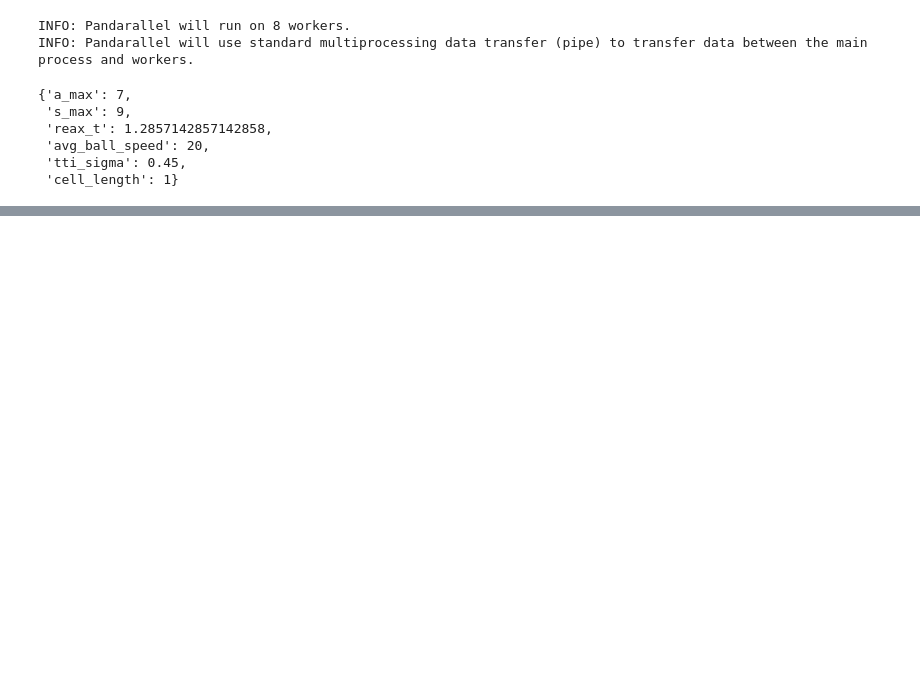
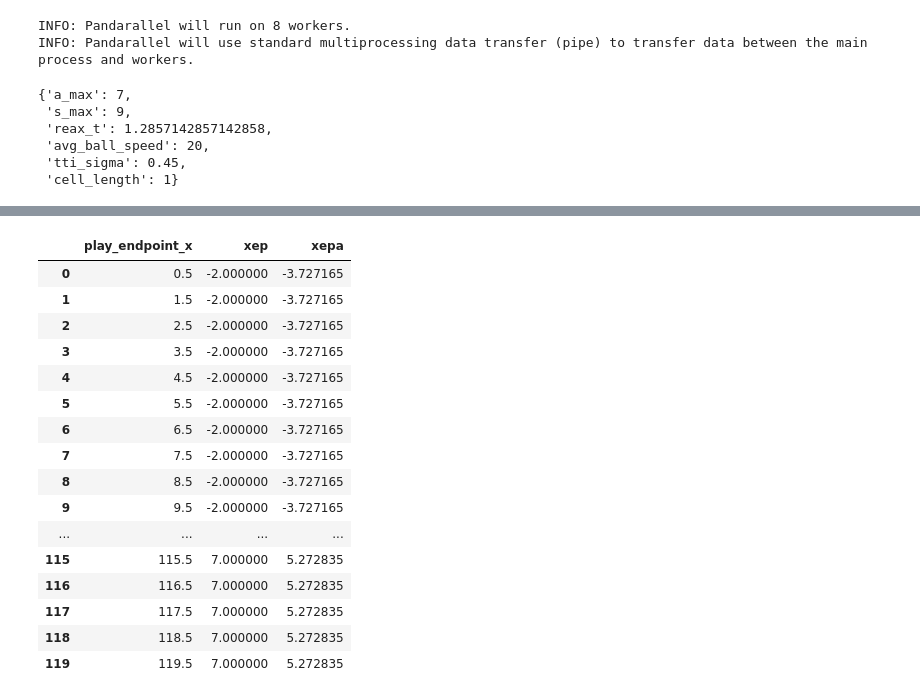
Before and after one commit to uditrana/BigDataBowl, a Jupyter notebook: analysis/xyac_epa_per_pass.ipynb, the cells around one changed output, grey strips where cells are left out. Drawn from its saved outputs; the diff is of its cells as text; code cells hidden in the pictures; blank space fills up the shorter version.

```diff
--- a/analysis/xyac_epa_per_pass.ipynb
+++ b/analysis/xyac_epa_per_pass.ipynb
@@ -64,0 +101,69 @@ ADDED NEW SHIT
+# %%
+#### WE WILL CALCULATE THE EP MATRIX HERE TO MAKE THINGS EZ
+
+### GET ENDPOINTS
+
+x = np.linspace(0.5, 119.5, 120)
+epvals = np.array([7,-7,3,-3,2,-2,0])
+
+
+epa_df = pd.DataFrame({
+        'play_endpoint_x': x,
+     })
+
+test = {}
+for feat in epa_model.feature_names:
+    test[feat] = [joined_df.iloc[0][feat]]
+    epa_df[feat] = joined_df.iloc[0][feat]
+
+first_df = pd.DataFrame(test)
+
+dtest = treelite_runtime.Batch.from_npy2d(first_df[cols_when_model_builds_ep].values)
+ypred = epa_predictor.predict(dtest)
+ep = np.sum(ypred*epvals, axis = 1)
+print(ep)
+print("YAY")
+epa_df["before_play_ep"] = ep[0]
+
+
+
+epa_df['los'] = 100 - epa_df['yardline_100']
+epa_df['first_down_line'] = epa_df['los'] + epa_df["ydstogo"] #fix this
+epa_df['expected_end_up_line'] = epa_df['play_endpoint_x']
+
+epa_df['isFirstDown'] = 0
+epa_df['isFirstDown'] = np.where(epa_df['expected_end_up_line'] >= epa_df['first_down_line'], 1, 0)
+
+epa_df['yardline_100'] = 110 - epa_df['expected_end_up_line']
+epa_df['yardline_100'] = np.where(epa_df['yardline_100'] > 100, 100 , epa_df['yardline_100'])
+epa_df['ydstogo'] = epa_df['first_down_line'] - epa_df['expected_end_up_line']
+epa_df['ydstogo'] = np.where(epa_df['isFirstDown'] == 1, 10, epa_df['ydstogo'])
+downthing = joined_df.iloc[0]['down_x']
+print(downthing)
+for d in range(1,4):
+    epa_df['down%d' % d] = 1 if (d == downthing+1) else 0
+
+epa_df['down1'] = np.where(epa_df['isFirstDown'] == 1, 1, epa_df['down1'])
+epa_df['down2'] = np.where(epa_df['isFirstDown'] == 1, 0, epa_df['down2'])
+epa_df['down3'] = np.where(epa_df['isFirstDown'] == 1, 0, epa_df['down3'])
+epa_df['down4'] = np.where(epa_df['isFirstDown'] == 1, 0, epa_df['down4'])
+
+### UPDATE EPA VARIABLES
+
+dtest = treelite_runtime.Batch.from_npy2d(epa_df[cols_when_model_builds_ep].values)
+ypred = epa_predictor.predict(dtest)
+ep = np.sum(ypred*epvals, axis = 1)
+epa_df['xep'] = ep
+### SCORE SAFETIES
+epa_df['xep'] = np.where(epa_df['play_endpoint_x'] < 10, -2, epa_df['xep'])
+### SCORE Tds
+epa_df['xep'] = np.where(epa_df['play_endpoint_x'] > 110, 7, epa_df['xep'])
+
+epa_df['xepa'] = epa_df['xep'] - epa_df['before_play_ep']
+
+only_vals = epa_df[["play_endpoint_x", "xep", "xepa"]]
+
+display(only_vals)
+
+### CALCULATE OUTPUT
+# %% [output]
@@ -64,0 +173,17 @@ ADDED NEW SHIT
+|  | play_endpoint_x | xep | xepa |
+| 0 | 0.5 | -2.000000 | -3.727165 |
+| 1 | 1.5 | -2.000000 | -3.727165 |
+| 2 | 2.5 | -2.000000 | -3.727165 |
+| 3 | 3.5 | -2.000000 | -3.727165 |
+| 4 | 4.5 | -2.000000 | -3.727165 |
+| 5 | 5.5 | -2.000000 | -3.727165 |
+| 6 | 6.5 | -2.000000 | -3.727165 |
+| 7 | 7.5 | -2.000000 | -3.727165 |
+| 8 | 8.5 | -2.000000 | -3.727165 |
+| 9 | 9.5 | -2.000000 | -3.727165 |
+| ... | ... | ... | ... |
+| 115 | 115.5 | 7.000000 | 5.272835 |
+| 116 | 116.5 | 7.000000 | 5.272835 |
+| 117 | 117.5 | 7.000000 | 5.272835 |
+| 118 | 118.5 | 7.000000 | 5.272835 |
+| 119 | 119.5 | 7.000000 | 5.272835 |
```
Also changed, not shown: parts of 12 cells of this notebook, 17 other files.
